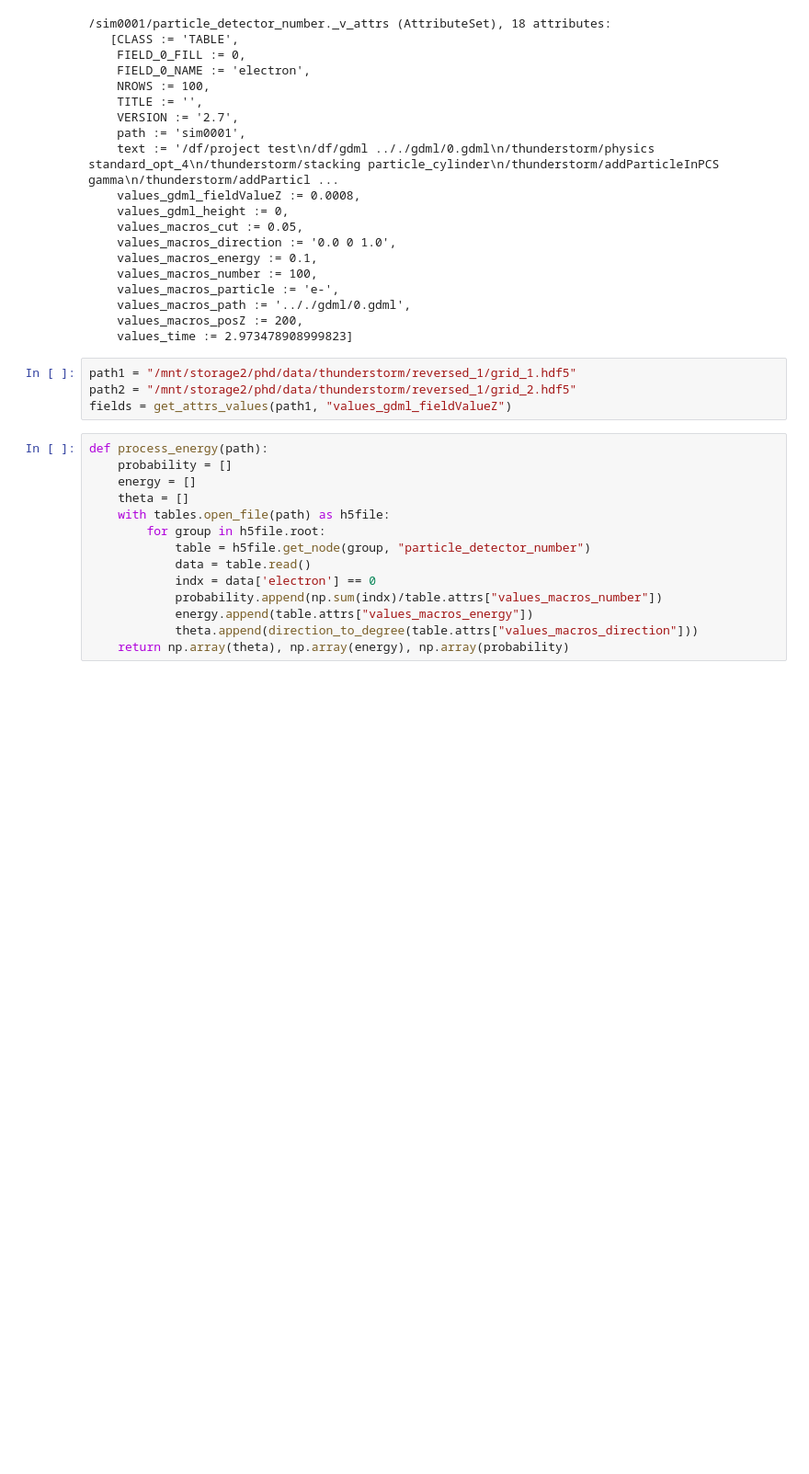
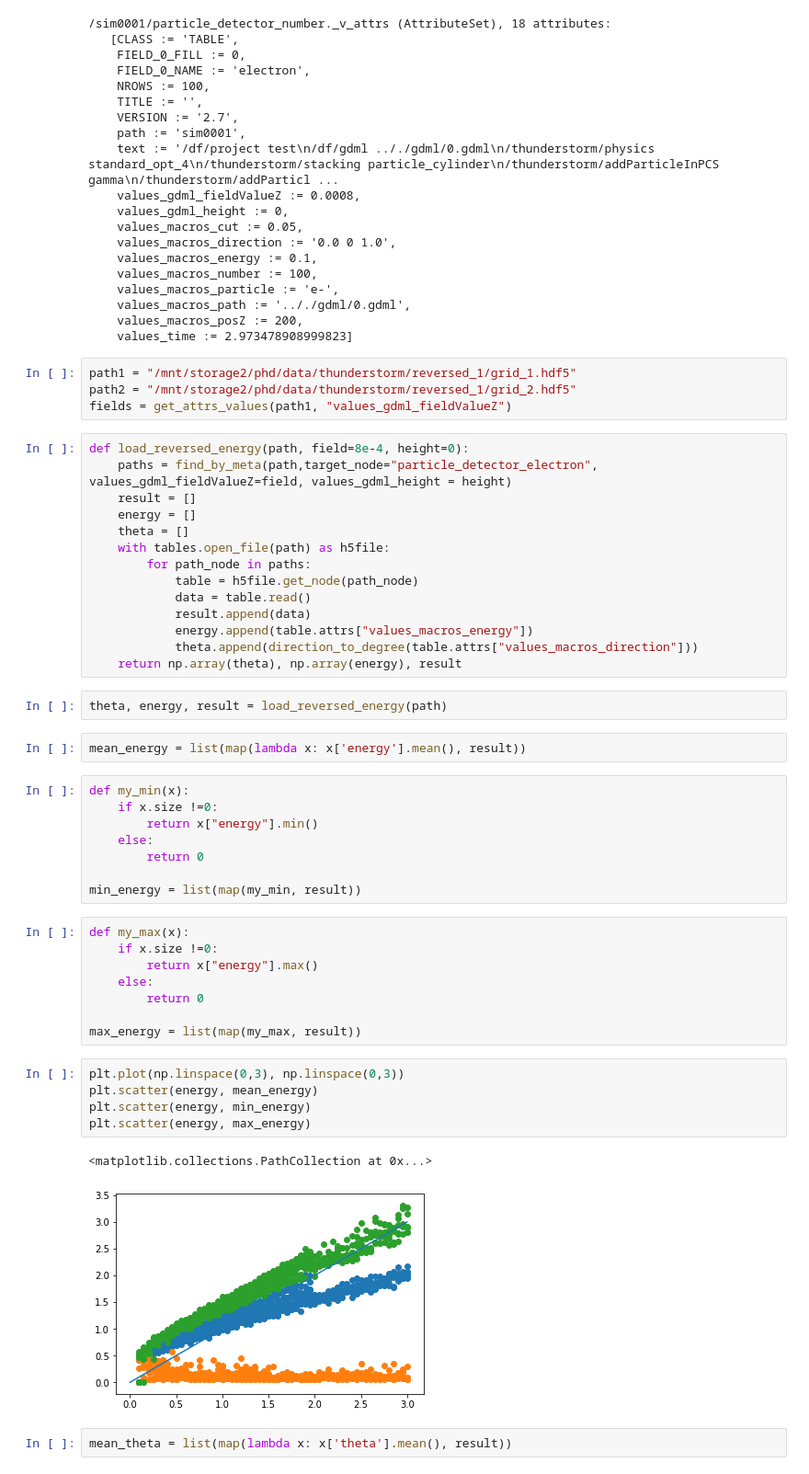
Before and after one commit to Zelenyy/phd-code, a Jupyter notebook: notebooks/06.ReversedEnergy.ipynb, the cells around one changed output. Shown: that part at 92% size. Cells and saved outputs as stored; diff of their text form; blank space fills up the shorter version.

```diff
--- a/notebooks/06.ReversedEnergy.ipynb
+++ b/notebooks/06.ReversedEnergy.ipynb
@@ -61,16 +90,46 @@ path1 = "/mnt/storage2/phd/data/thunderstorm/reversed_1/grid_1.hdf5"
 path2 = "/mnt/storage2/phd/data/thunderstorm/reversed_1/grid_2.hdf5"
 fields = get_attrs_values(path1, "values_gdml_fieldValueZ")
 # %%
-def process_energy(path):
-    probability = []
+def load_reversed_energy(path, field=8e-4, height=0):
+    paths = find_by_meta(path,target_node="particle_detector_electron", values_gdml_fieldValueZ=field, values_gdml_height = height)
+    result = []
     energy = []
     theta = []
     with tables.open_file(path) as h5file:
-        for group in h5file.root:
-            table = h5file.get_node(group, "particle_detector_number")
+        for path_node in paths:
+            table = h5file.get_node(path_node)
             data = table.read()
-            indx = data['electron'] == 0
-            probability.append(np.sum(indx)/table.attrs["values_macros_number"])
+            result.append(data)
             energy.append(table.attrs["values_macros_energy"])
             theta.append(direction_to_degree(table.attrs["values_macros_direction"]))
-    return np.array(theta), np.array(energy), np.array(probability)
+    return np.array(theta), np.array(energy), result
+# %%
+theta, energy, result = load_reversed_energy(path)
+# %%
+mean_energy = list(map(lambda x: x['energy'].mean(), result))
+# %%
+def my_min(x):
+    if x.size !=0:
+        return x["energy"].min()
+    else:
+        return 0
+
+min_energy = list(map(my_min, result))
+# %%
+def my_max(x):
+    if x.size !=0:
+        return x["energy"].max()
+    else:
+        return 0
+
+max_energy = list(map(my_max, result))
+# %%
+plt.plot(np.linspace(0,3), np.linspace(0,3))
+plt.scatter(energy, mean_energy)
+plt.scatter(energy, min_energy)
+plt.scatter(energy, max_energy)
+# %% [output]
+<matplotlib.collections.PathCollection at 0x...>
+[figure, added]
+# %%
+mean_theta = list(map(lambda x: x['theta'].mean(), result))
```
Also changed, not shown: parts of 13 cells of this notebook, 7 other files.
